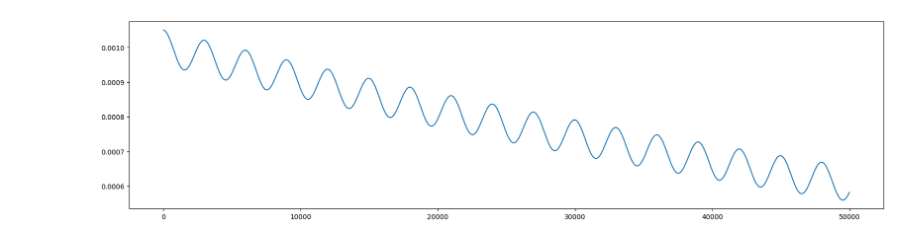
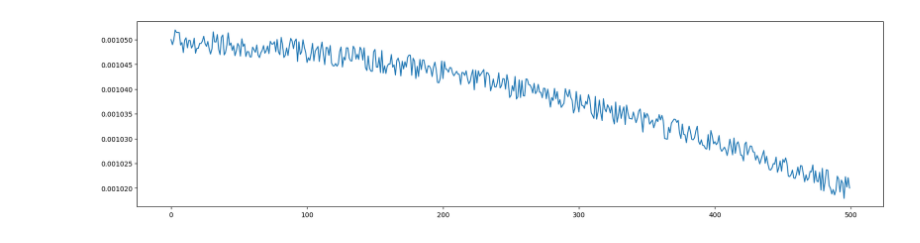
Before and after one commit to autumn-2-net/FORT_transform_V2, a Jupyter notebook: mbt.ipynb, the cells around one changed output. Drawn from its saved outputs; the diff is of its cells as text; code cells hidden in the pictures.

```diff
--- a/mbt.ipynb
+++ b/mbt.ipynb
@@ -17,5 +17,41 @@ def adjust_lr(last_epoch,T_mul = 2,T_0=150,T_mult=1.5,eta_min=0.001,eta_max=0.1)
 def adjust_lrss(last_epoch,T_0=1500,T_mult=0.99999,eta_min=0.001):
     step_num = last_epoch + 1
 
-    cur_lr = eta_min* T_mult ** step_num+np.cos(np.pi * step_num / T_0 )*0.00005
+    cur_lr = eta_min* T_mult ** step_num+np.cos(np.pi * step_num / T_0 )*0.00005 +np.random.randint(-5,5)*0.00000005*(T_mult ** step_num*10)
     return cur_lr
+
+def ctxadjust_lr(last_epoch,T_mul = 1,T_0=15000,T_mult=1.5,eta_min=0.0000001,eta_max=0.00006,tmctx=0.99,ws=8000):
+        step_num = last_epoch+1
+        if T_mul == 2:
+            i = np.log2(step_num / T_0 + 1).astype(np.int32)
+            T_cur = step_num - T_0 * (T_mult ** (i) - 1)
+            T_i = (T_0 * T_mult ** i)
+        elif T_mul == 1:
+            T_cur = step_num % T_0
+            T_i = T_0
+            T_curX = step_num // T_0
+
+
+        cur_lr = eta_min + 0.5 * (eta_max *(tmctx**T_curX)- eta_min*(tmctx**T_curX)) * (1 + np.cos(np.pi * T_cur / T_i))
+        if ws>step_num:
+            cur_lr=step_num*(eta_max/ws)
+
+        return cur_lr
+# %%
+from tqdm import tqdm
+import random
+from matplotlib import pyplot as plt
+from matplotlib import cm
+from matplotlib import axes
+csc=[]
+sss=[]
+fff=plt.figure(figsize=(20,5))
+
+for i in tqdm(range(5000)):
+    csc.append(i)
+    sss.append(ctxadjust_lr(i))
+    if ctxadjust_lr(i)<0:
+        print('cccccccccccccccc')
+
+plt.plot(csc,sss)
+plt.show()
@@ -22,16 +60,20 @@ def adjust_lrss(last_epoch,T_0=1500,T_mult=0.99999,eta_min=0.001):
 # %%
+from tqdm import tqdm
 import random
 from matplotlib import pyplot as plt
 from matplotlib import cm
 from matplotlib import axes
 csc=[]
 sss=[]
 fff=plt.figure(figsize=(20,5))
-for i in range(50000):
+
+for i in tqdm(range(500)):
     csc.append(i)
     sss.append(adjust_lrss(i))
+    if ctxadjust_lr(i)<0:
+        print('cccccccccccccccc')
 
 plt.plot(csc,sss)
 plt.show()
 # %% [output]
-[figure, old version]
+[figure, new version]
```
Also changed, not shown: parts of 1 cell of this notebook, 4 other files.
